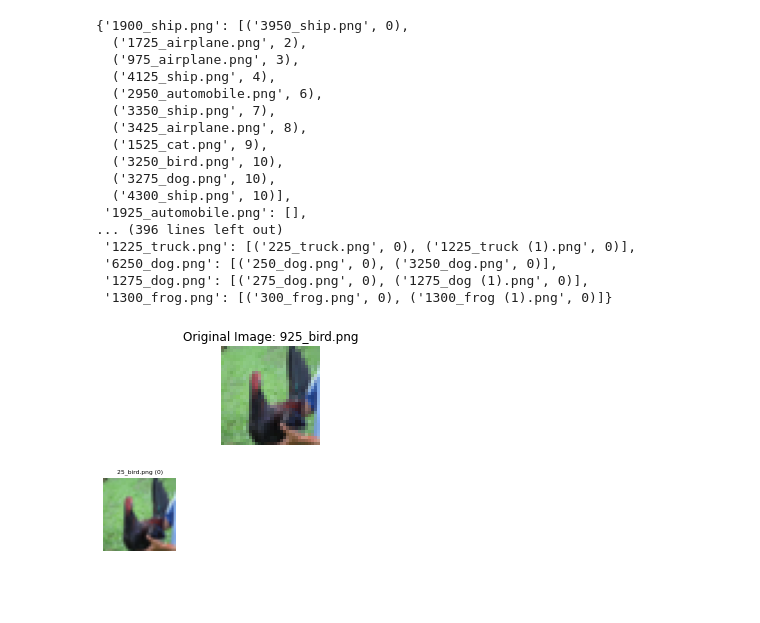
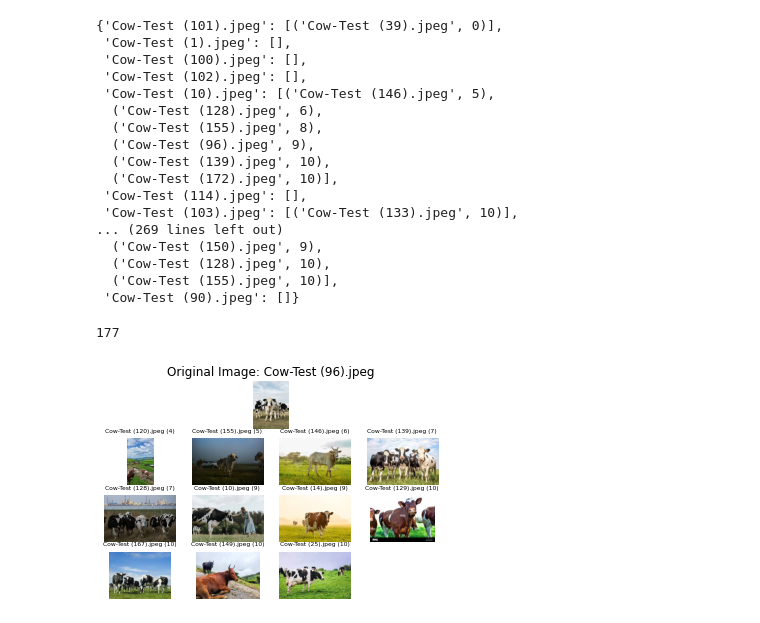
Before and after one commit to Manjusha997/WebdriverFramework, a Jupyter notebook: imagededupcolab_code.ipynb, the cells around one changed output. Cells and saved outputs as stored; diff of their text form; code cells hidden in the pictures; blank space fills up the shorter version.

```diff
--- a/imagededupcolab_code.ipynb
+++ b/imagededupcolab_code.ipynb
@@ -24,4 +29,4 @@ Successfully installed Pillow-9.3.0 imagededup-0.3.0
 from pathlib import Path
 import imagededup
 # %%
-image_dir = Path('/content/drive/MyDrive/cifar/cifar/test3')
+image_dir = Path('/content/drive/MyDrive/Testing Data/Cow')
@@ -335,28 +288,32 @@ INFO:imagededup.methods.hashing:End: Evaluating hamming distances for getting du
 # %%
 duplicates_dhasher
 # %% [output]
-{'1900_ship.png': [('3950_ship.png', 0),
-  ('1725_airplane.png', 2),
-  ('975_airplane.png', 3),
-  ('4125_ship.png', 4),
-  ('2950_automobile.png', 6),
-  ('3350_ship.png', 7),
-  ('3425_airplane.png', 8),
-  ('1525_cat.png', 9),
-  ('3250_bird.png', 10),
-  ('3275_dog.png', 10),
-  ('4300_ship.png', 10)],
- '1925_automobile.png': [],
-... (396 lines left out)
- '1225_truck.png': [('225_truck.png', 0), ('1225_truck (1).png', 0)],
- '6250_dog.png': [('250_dog.png', 0), ('3250_dog.png', 0)],
- '1275_dog.png': [('275_dog.png', 0), ('1275_dog (1).png', 0)],
- '1300_frog.png': [('300_frog.png', 0), ('1300_frog (1).png', 0)]}
+{'Cow-Test (101).jpeg': [('Cow-Test (39).jpeg', 0)],
+ 'Cow-Test (1).jpeg': [],
+ 'Cow-Test (100).jpeg': [],
+ 'Cow-Test (102).jpeg': [],
+ 'Cow-Test (10).jpeg': [('Cow-Test (146).jpeg', 5),
+  ('Cow-Test (128).jpeg', 6),
+  ('Cow-Test (155).jpeg', 8),
+  ('Cow-Test (96).jpeg', 9),
+  ('Cow-Test (139).jpeg', 10),
+  ('Cow-Test (172).jpeg', 10)],
+ 'Cow-Test (114).jpeg': [],
+ 'Cow-Test (103).jpeg': [('Cow-Test (133).jpeg', 10)],
+... (269 lines left out)
+  ('Cow-Test (150).jpeg', 9),
+  ('Cow-Test (128).jpeg', 10),
+  ('Cow-Test (155).jpeg', 10)],
+ 'Cow-Test (90).jpeg': []}
+# %%
+len(duplicates_dhasher)
+# %% [output]
+177
 # %%
 from imagededup.utils import plot_duplicates
-plot_duplicates(image_dir=image_dir, duplicate_map=duplicates_dhasher, filename='925_bird.png')
+plot_duplicates(image_dir=image_dir, duplicate_map=duplicates_dhasher, filename='Cow-Test (96).jpeg')
 # %% [output]
-[figure, old version]
+[figure, new version]
 # %%
 from imagededup.methods import DHash
 dhasher = DHash()
```
Also changed, not shown: parts of 43 cells of this notebook.
